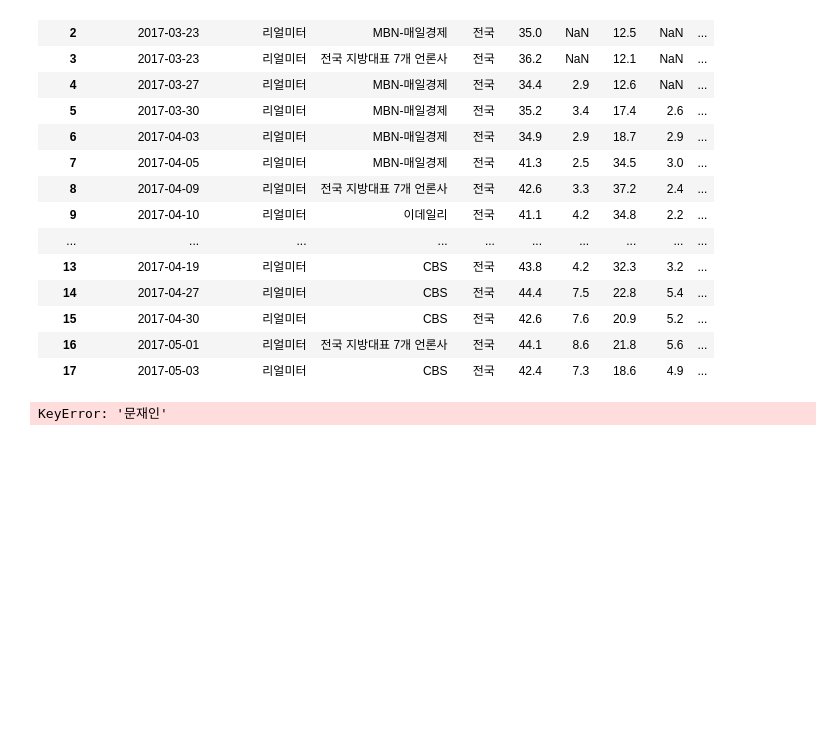
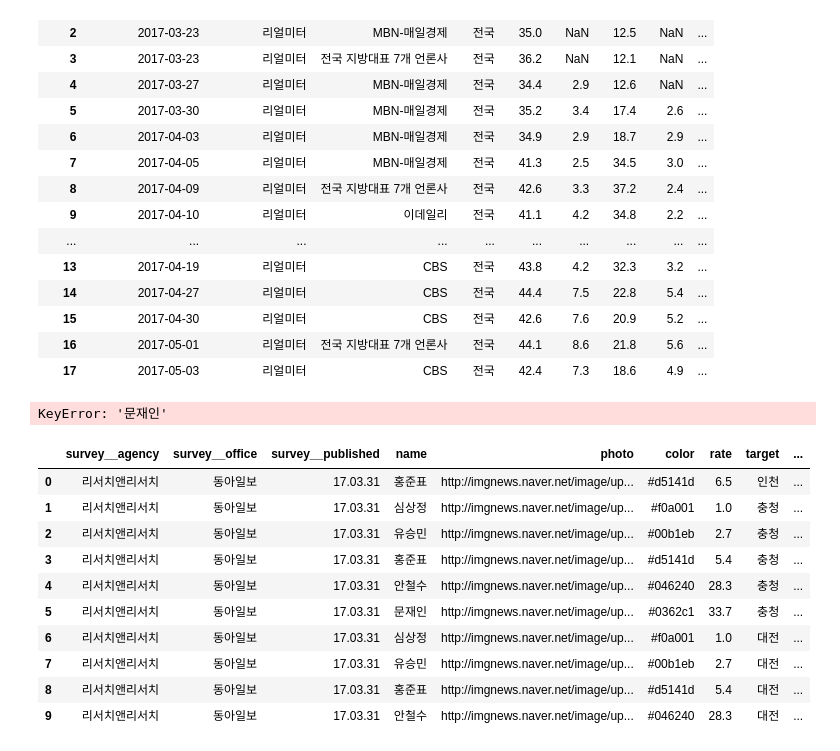
Before and after one commit to kathar0s/election, a Jupyter notebook: Untitled.ipynb, the cells around one changed output. Cells and saved outputs as stored; diff of their text form; code cells hidden in the pictures; blank space fills up the shorter version.

```diff
--- a/Untitled.ipynb
+++ b/Untitled.ipynb
@@ -512,3 +512,35 @@ df2
 df['문재인']
 # %% [output]
 KeyError: '문재인'
+# %%
+get = {
+    'type': 'region',
+#     'agency': '리얼미터'
+}
+qs = Rating.objects.filter(type=get['type'], survey__is_virtual=False, candidate__is_active=True)
+# %%
+if 'agency' in get:
+    qs = qs.filter(survey__agency__name=get['agency'])
+# %%
+qs = qs.order_by('survey__published')
+# %%
+df = read_frame(qs, fieldnames=['survey__agency', 'survey__office', 'survey__published',
+                                                'candidate__name', 'candidate__photo',
+                                                'candidate__color', 'rate', 'target'])
+df.rename(columns=lambda x: x.replace('candidate__', ''), inplace=True)
+df['survey__published'] = df['survey__published'].apply(lambda x: x.strftime('%y.%m.%d'))
+df['unique'] = df['survey__office'] + '/' + df['survey__agency'] + '/' + df['survey__published']
+# %%
+df.head(10)
+# %% [output]
+|  | survey__agency | survey__office | survey__published | name | photo | color | rate | target | ... |
+| 0 | 리서치앤리서치 | 동아일보 | 17.03.31 | 홍준표 | http://imgnews.naver.net/image/up... | #d5141d | 6.5 | 인천 | ... |
+| 1 | 리서치앤리서치 | 동아일보 | 17.03.31 | 심상정 | http://imgnews.naver.net/image/up... | #f0a001 | 1.0 | 충청 | ... |
+| 2 | 리서치앤리서치 | 동아일보 | 17.03.31 | 유승민 | http://imgnews.naver.net/image/up... | #00b1eb | 2.7 | 충청 | ... |
+| 3 | 리서치앤리서치 | 동아일보 | 17.03.31 | 홍준표 | http://imgnews.naver.net/image/up... | #d5141d | 5.4 | 충청 | ... |
+| 4 | 리서치앤리서치 | 동아일보 | 17.03.31 | 안철수 | http://imgnews.naver.net/image/up... | #046240 | 28.3 | 충청 | ... |
+| 5 | 리서치앤리서치 | 동아일보 | 17.03.31 | 문재인 | http://imgnews.naver.net/image/up... | #0362c1 | 33.7 | 충청 | ... |
+| 6 | 리서치앤리서치 | 동아일보 | 17.03.31 | 심상정 | http://imgnews.naver.net/image/up... | #f0a001 | 1.0 | 대전 | ... |
+| 7 | 리서치앤리서치 | 동아일보 | 17.03.31 | 유승민 | http://imgnews.naver.net/image/up... | #00b1eb | 2.7 | 대전 | ... |
+| 8 | 리서치앤리서치 | 동아일보 | 17.03.31 | 홍준표 | http://imgnews.naver.net/image/up... | #d5141d | 5.4 | 대전 | ... |
+| 9 | 리서치앤리서치 | 동아일보 | 17.03.31 | 안철수 | http://imgnews.naver.net/image/up... | #046240 | 28.3 | 대전 | ... |
```
Also changed, not shown: parts of 15 cells of this notebook, 11 other files.
